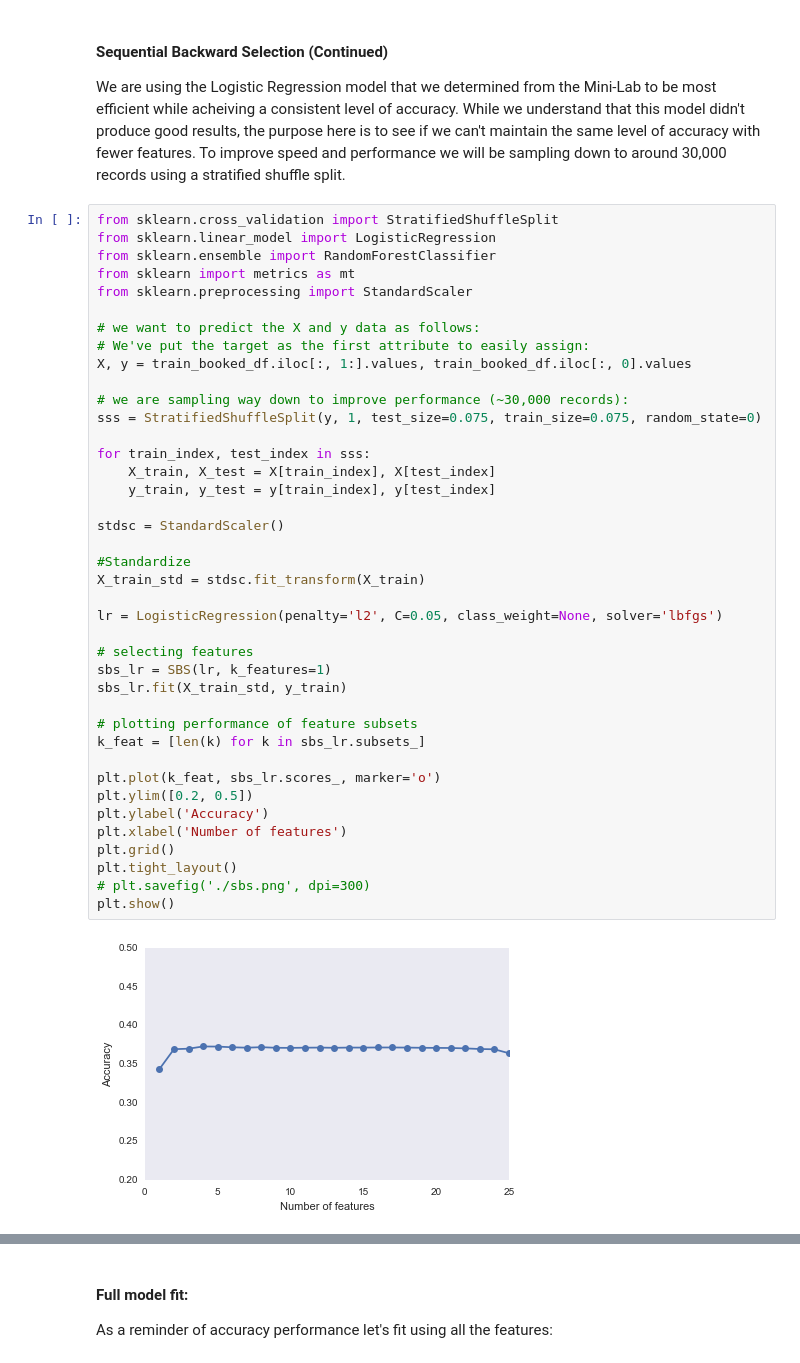
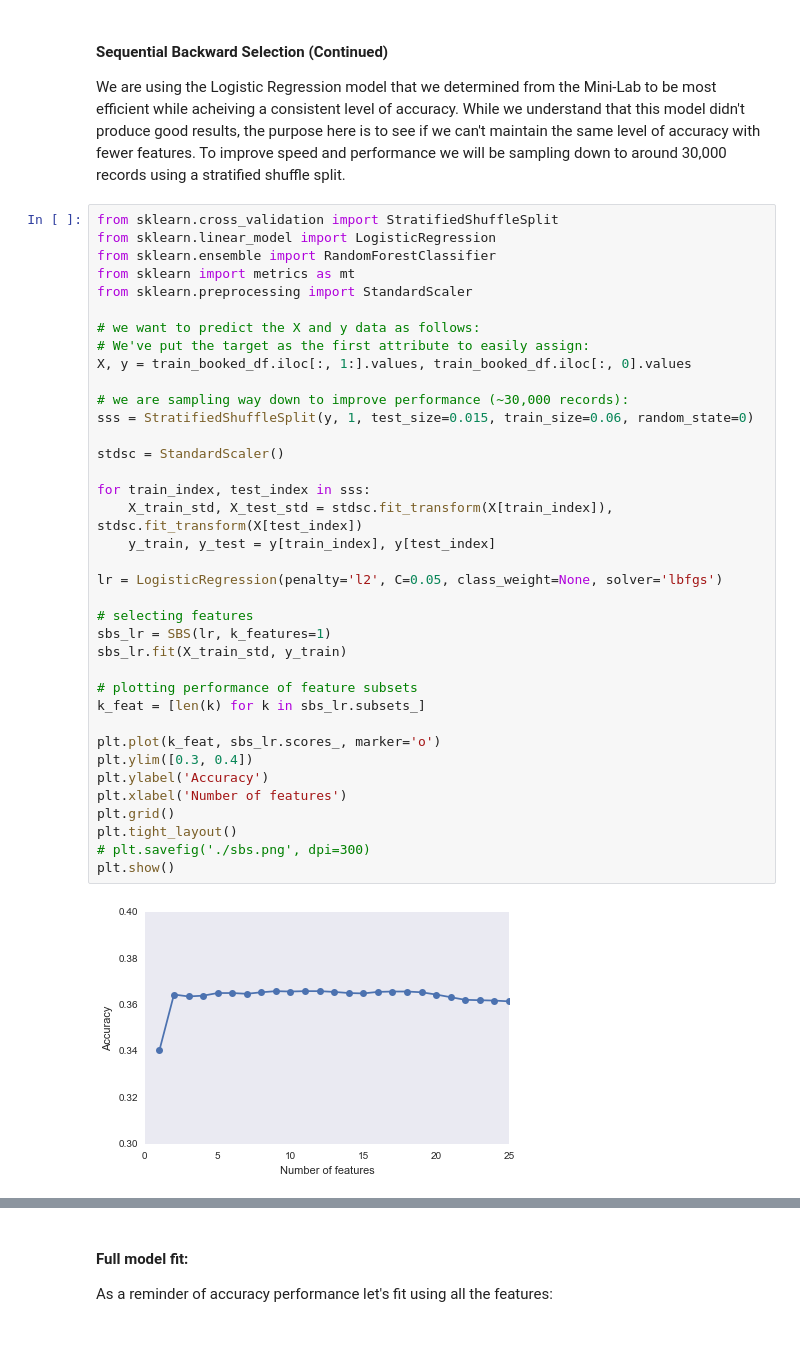
Before and after one commit to itsdannymurphy/Data_Mining_Summer, a Jupyter notebook: Lab 2 Classification (Murphy, Nakayama, Tarr).ipynb, the cells around one changed output, grey strips where cells are left out. Cells and saved outputs as stored; diff of their text form.

```diff
--- a/Lab 2 Classification (Murphy, Nakayama, Tarr).ipynb
+++ b/Lab 2 Classification (Murphy, Nakayama, Tarr).ipynb
@@ -120,42 +120,39 @@ from sklearn.linear_model import LogisticRegression
 from sklearn.ensemble import RandomForestClassifier
 from sklearn import metrics as mt
 from sklearn.preprocessing import StandardScaler
 
 # we want to predict the X and y data as follows:
 # We've put the target as the first attribute to easily assign:
 X, y = train_booked_df.iloc[:, 1:].values, train_booked_df.iloc[:, 0].values
 
 # we are sampling way down to improve performance (~30,000 records):
-sss = StratifiedShuffleSplit(y, 1, test_size=0.075, train_size=0.075, random_state=0)
-
-for train_index, test_index in sss:
-    X_train, X_test = X[train_index], X[test_index]
-    y_train, y_test = y[train_index], y[test_index]
+sss = StratifiedShuffleSplit(y, 1, test_size=0.015, train_size=0.06, random_state=0)
 
 stdsc = StandardScaler()
 
-#Standardize
-X_train_std = stdsc.fit_transform(X_train)
+for train_index, test_index in sss:
+    X_train_std, X_test_std = stdsc.fit_transform(X[train_index]), stdsc.fit_transform(X[test_index])
+    y_train, y_test = y[train_index], y[test_index]
 
 lr = LogisticRegression(penalty='l2', C=0.05, class_weight=None, solver='lbfgs')
 
 # selecting features
 sbs_lr = SBS(lr, k_features=1)
 sbs_lr.fit(X_train_std, y_train)
 
 # plotting performance of feature subsets
 k_feat = [len(k) for k in sbs_lr.subsets_]
 
 plt.plot(k_feat, sbs_lr.scores_, marker='o')
-plt.ylim([0.2, 0.5])
+plt.ylim([0.3, 0.4])
 plt.ylabel('Accuracy')
 plt.xlabel('Number of features')
 plt.grid()
 plt.tight_layout()
 # plt.savefig('./sbs.png', dpi=300)
 plt.show()
 # %% [output]
-[figure, old version]
+[figure, new version]
 # %%
 # Display individual accuracy scores for each feature subset:
 from sets import Set
```
Also changed, not shown: parts of 31 cells of this notebook.
